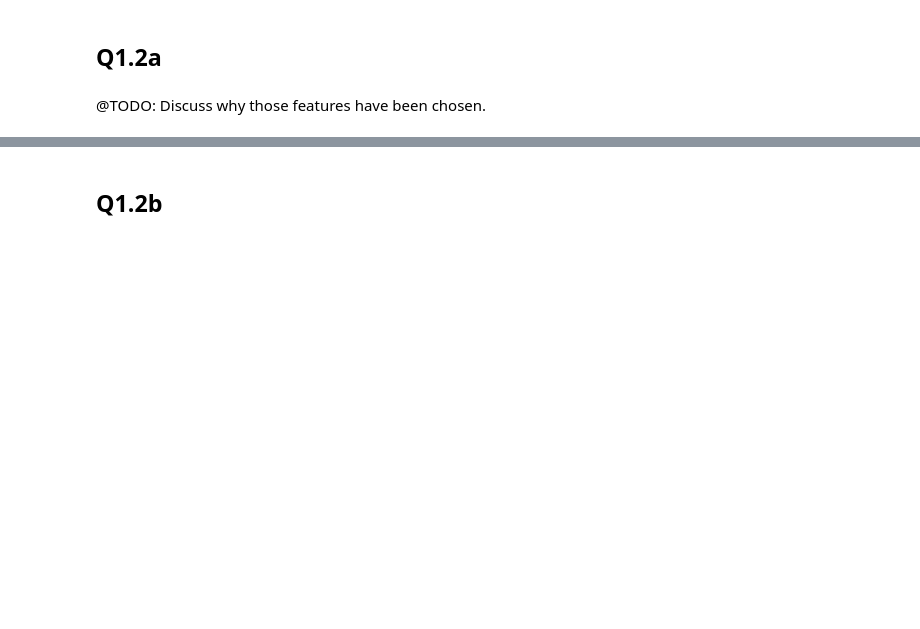
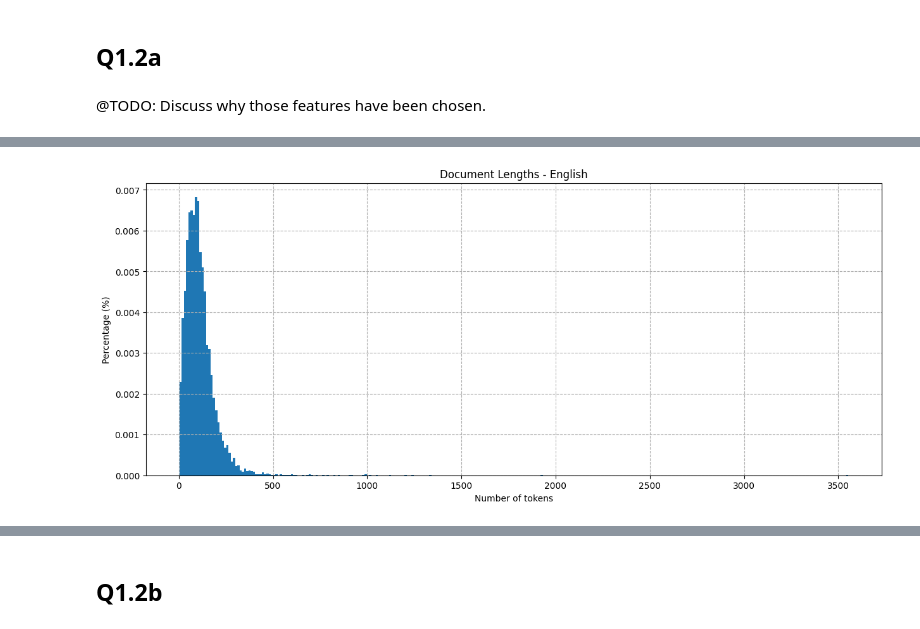
Before and after one commit to RasmusML/nlp_question_answer_project, a Jupyter notebook: notebook.ipynb, the cells around one changed output, grey strips where cells are left out. Drawn from its saved outputs; the diff is of its cells as text; code cells hidden in the pictures; blank space fills up the shorter version.

```diff
--- a/notebook.ipynb
+++ b/notebook.ipynb
@@ -392,0 +389,14 @@ def make_bow_vector(sentence, word_to_ix):
+# %%
+def plot_document_length_dist(dataset, title):
+    lengths = get_lengths(dataset['document'])
+
+    fig, ax = plt.subplots(figsize=(15,6))
+    ax.grid(linestyle="--")
+    ax.set_title(title)
+    ax.set_ylabel("Percentage (%)")
+    ax.set_xlabel("Number of tokens")
+
+    ax.hist(lengths, bins=300, density=True) # let's use an histogram instead with fixed bins, since their is much variability.
+
+    #ticks = np.linspace(min(uniques), max(uniques)+1, 10)
+    #ax.set_xticks(ticks)
@@ -392,0 +428,4 @@ def make_bow_vector(sentence, word_to_ix):
+# %%
+plot_document_length_dist(train_en, "Document Lengths - English")
+# %% [output]
+[figure, added]
```
Also changed, not shown: parts of 39 cells of this notebook.
